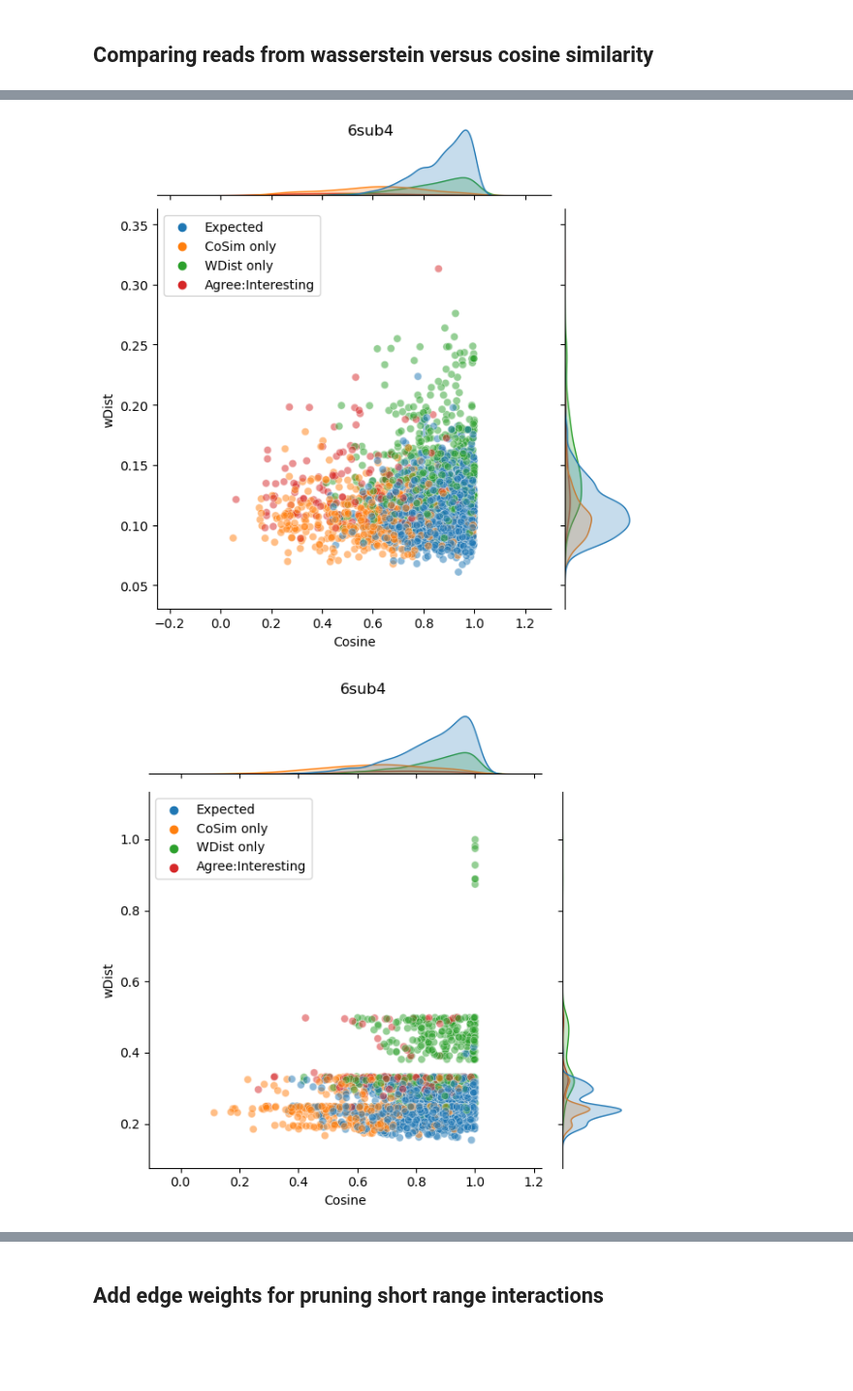
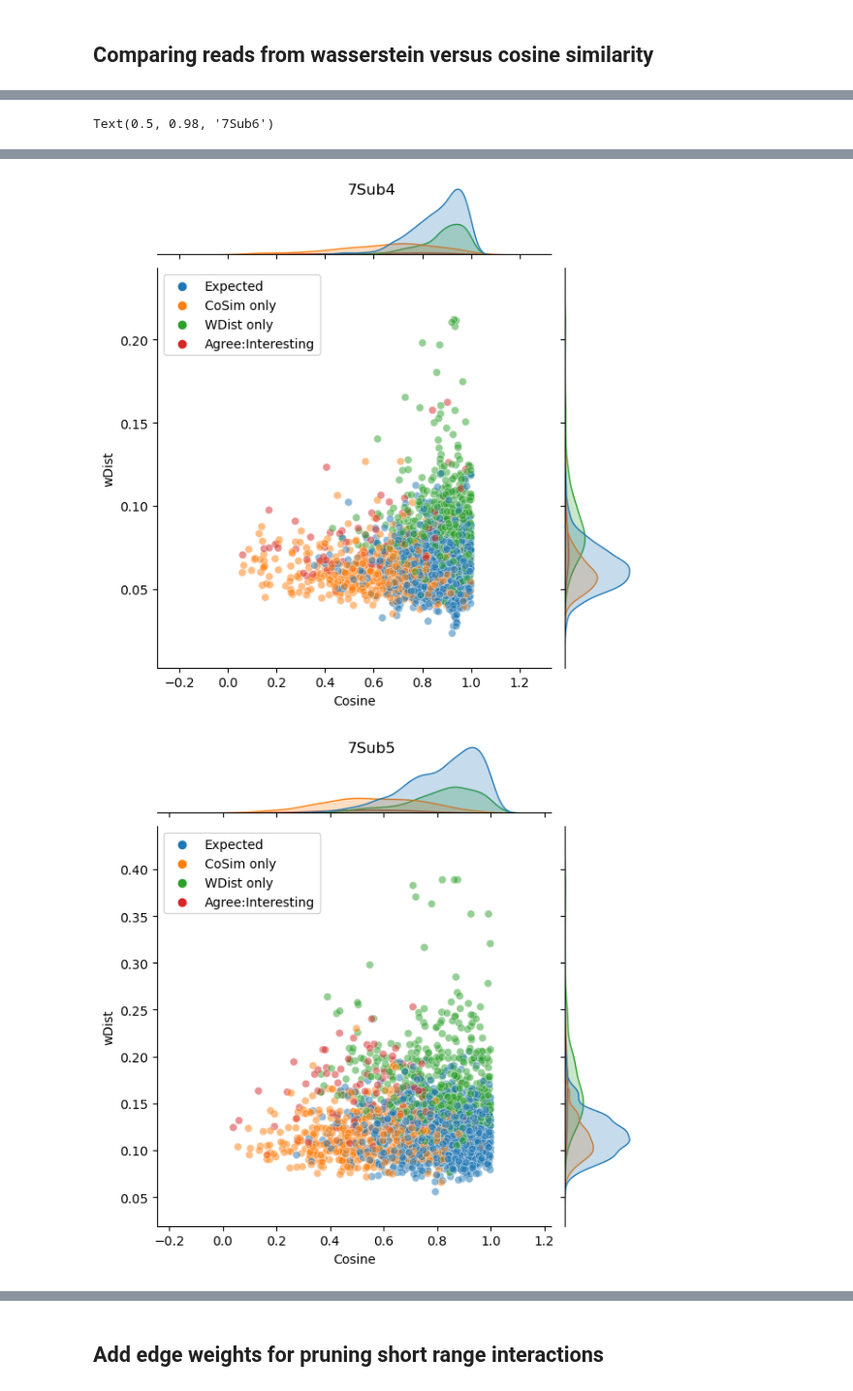
Before and after one commit to noush-joglekar/sporeC_prelim, a Jupyter notebook: scripts/jupyterNB/getMultiwayExpectedProbsByDist.ipynb, the cells around one changed output, grey strips where cells are left out. Shown at 97% size. Cells and saved outputs as stored; diff of their text form; code cells hidden in the pictures; blank space fills up the shorter version.

```diff
--- a/scripts/jupyterNB/getMultiwayExpectedProbsByDist.ipynb
+++ b/scripts/jupyterNB/getMultiwayExpectedProbsByDist.ipynb
@@ -468,32 +468,39 @@ agreement_status = ["Agree:Interesting" if v1 == 1 and v2 == 1 else
 #fig, axes = plt.subplots(1, 2, figsize=(8, 4))
 
 #plt.figure(figsize=(8, 4))
-cos = coSimFile['6Sub2'][0:2500]
-wDist = wDistFile['6Sub2'][0:2500]
+cos = coSimFile['7Sub2'][0:2500]
+wDist = wDistFile['7Sub2'][0:2500]
 j1 = sns.jointplot(x=cos, y=wDist, kind="scatter", hue=agreement_status, alpha = 0.5)
 j1.set_axis_labels('Cosine', 'wDist', fontsize=10)
-j1.fig.suptitle("6sub2")
+j1.fig.suptitle("7Sub2")
 #axes[0].set_title('5Sub2')
 
-cos = coSimFile['6Sub3'][0:2500]
-wDist = wDistFile['6Sub3'][0:2500]
+cos = coSimFile['7Sub3'][0:2500]
+wDist = wDistFile['7Sub3'][0:2500]
 j2 = sns.jointplot(x=cos, y=wDist, kind="scatter", hue=agreement_status, alpha = 0.5)
 j2.set_axis_labels('Cosine', 'wDist', fontsize=10)
-j2.fig.suptitle("6sub3")
+j2.fig.suptitle("7Sub3")
 #axes[1].set_title('5Sub3')
 
-cos = coSimFile['6Sub4'][0:2500]
-wDist = wDistFile['6Sub4'][0:2500]
+cos = coSimFile['7Sub4'][0:2500]
+wDist = wDistFile['7Sub4'][0:2500]
 j3 = sns.jointplot(x=cos, y=wDist, kind="scatter", hue=agreement_status, alpha = 0.5)
 j3.set_axis_labels('Cosine', 'wDist', fontsize=10)
-j3.fig.suptitle("6sub4")
+j3.fig.suptitle("7Sub4")
 
-cos = coSimFile['6Sub5'][0:2500]
-wDist = wDistFile['6Sub5'][0:2500]
+cos = coSimFile['7Sub5'][0:2500]
+wDist = wDistFile['7Sub5'][0:2500]
 j4 = sns.jointplot(x=cos, y=wDist, kind="scatter", hue=agreement_status, alpha = 0.5)
 j4.set_axis_labels('Cosine', 'wDist', fontsize=10)
-j4.fig.suptitle("6sub4")
+j4.fig.suptitle("7Sub5")
 
-plt.tight_layout()
-plt.show()
+cos = coSimFile['7Sub6'][0:2500]
+wDist = wDistFile['7Sub6'][0:2500]
+j4 = sns.jointplot(x=cos, y=wDist, kind="scatter", hue=agreement_status, alpha = 0.5)
+j4.set_axis_labels('Cosine', 'wDist', fontsize=10)
+j4.fig.suptitle("7Sub6")
+
+# plt.tight_layout()
+# plt.show()
 # %% [output]
+Text(0.5, 0.98, '7Sub6')
@@ -502,2 +509,2 @@ plt.show()
-[figure, old version]
+[figure, new version]
-[figure, old version]
+[figure, new version]
```
Also changed, not shown: parts of 3 cells of this notebook, 4 other files.
